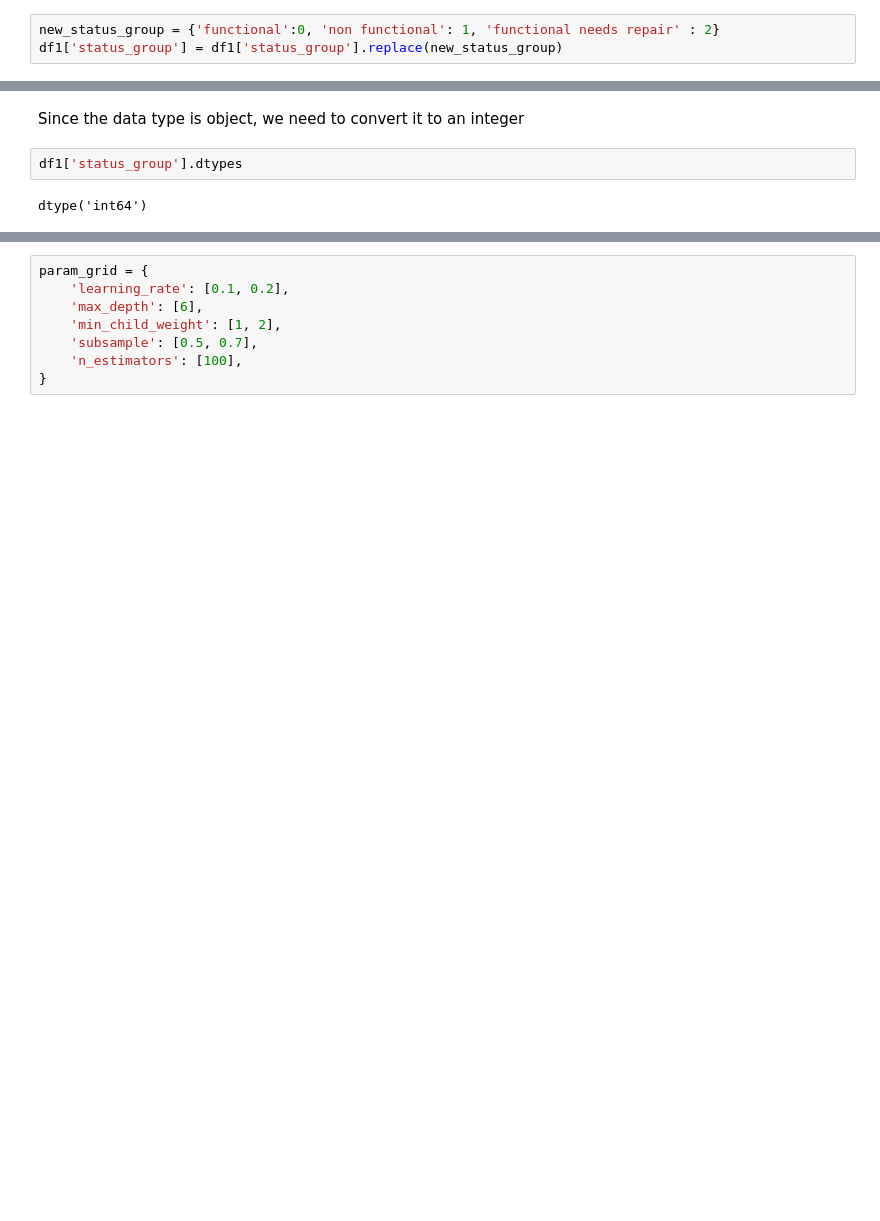
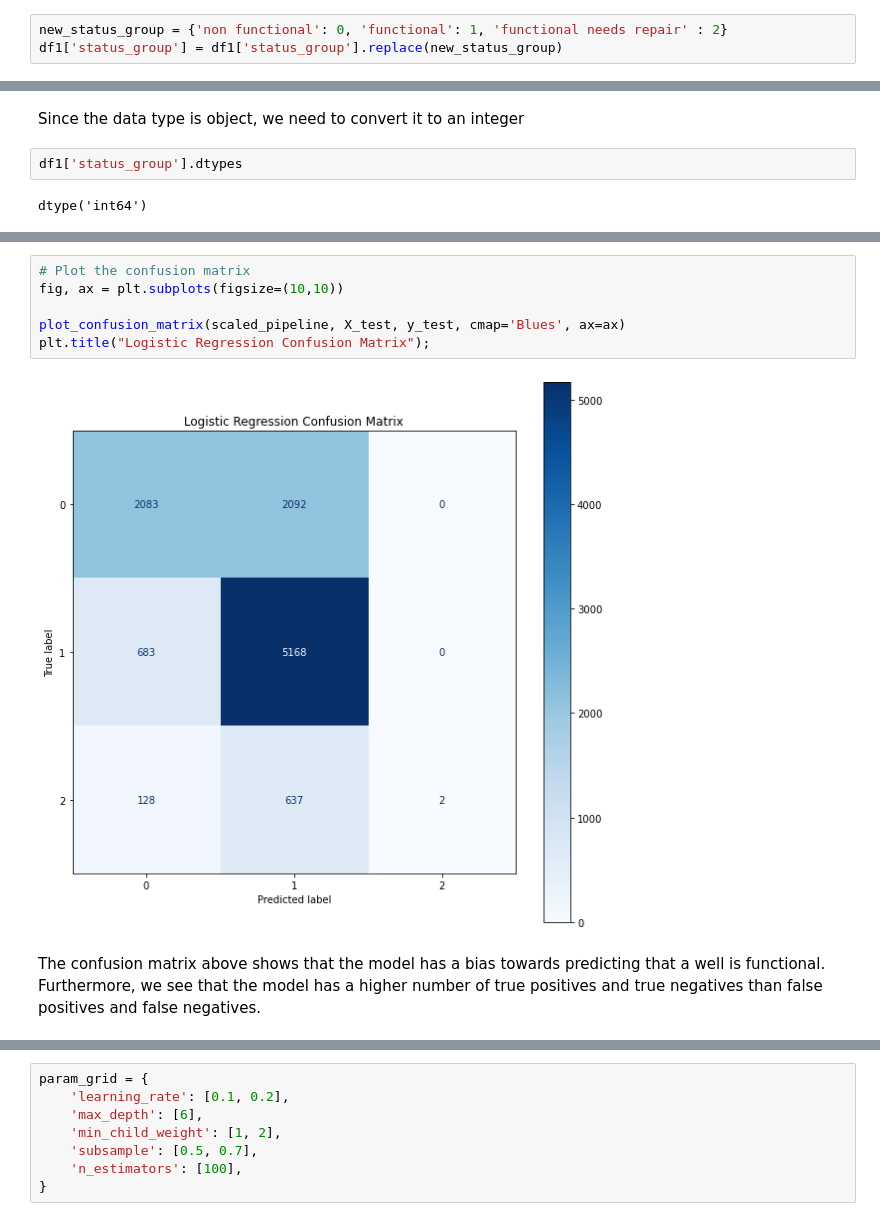
Before and after one commit to femikamau/Tanzanian-Water-Wells-Prediction, a Jupyter notebook: modelling.ipynb, the cells around one changed output, grey strips where cells are left out. Drawn from its saved outputs; the diff is of its cells as text; blank space fills up the shorter version.

Commit message:
Updated Notebook (Modeling)

```diff
--- a/modelling.ipynb
+++ b/modelling.ipynb
@@ -48,5 +65,5 @@ Name: status_group, dtype: int64
 # %%
-new_status_group = {'functional':0, 'non functional': 1, 'functional needs repair' : 2}
+new_status_group = {'non functional': 0, 'functional': 1, 'functional needs repair' : 2}
 df1['status_group'] = df1['status_group'].replace(new_status_group)
 # %%
 df1['status_group'].value_counts()
@@ -193,0 +165,10 @@ Our model predicts the test data correctly with an accuracy of 70%
+# %%
+# Plot the confusion matrix
+fig, ax = plt.subplots(figsize=(10,10))
+
+plot_confusion_matrix(scaled_pipeline, X_test, y_test, cmap='Blues', ax=ax)
+plt.title("Logistic Regression Confusion Matrix");
+# %% [output]
+[figure, added]
+# %% [markdown]
+The confusion matrix above shows that the model has a bias towards predicting that a well is functional. Furthermore, we see that the model has a higher number of true positives and true negatives than false positives and false negatives.
```
Also changed, not shown: parts of 53 cells of this notebook.
